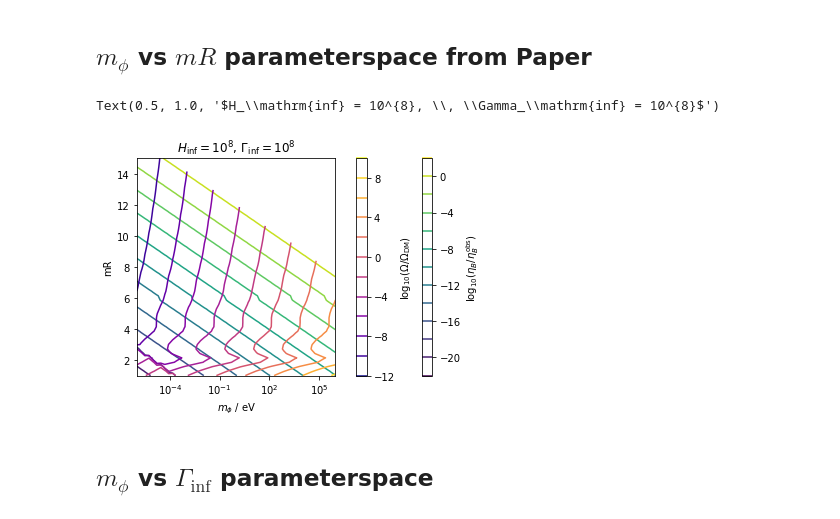
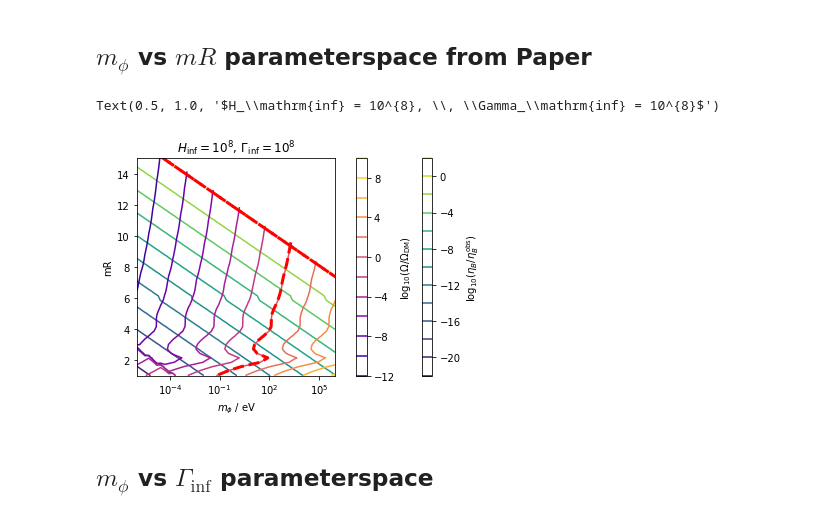
Before and after one commit to anna-jana/masters-project, a Jupyter notebook: transport_eq_in_time/clockwork_axion.ipynb, the cells around one changed output. Saved outputs shown, nothing was run; the diff lists cells and outputs as text; code cells hidden in the pictures.

Commit message:
displaying correct contours

```diff
--- a/transport_eq_in_time/clockwork_axion.ipynb
+++ b/transport_eq_in_time/clockwork_axion.ipynb
@@ -10,30 +11,38 @@
 # %%
 data = load_data("clockwork_mR_vs_mphi", 1)
 
 eta_B = data["eta"][0, 0, ...]
 Omega_h_sq = data["Omega_h_sq"][0, 0, ...]
 m_phi = data["m_phi"]
 Gamma_inf = data["Gamma_inf"][0]
 mR = data["mR"]
 H_inf = data["H_inf"][0]
 
 plt.figure()
-contour1 = plt.contour(m_phi * 1e9, mR, np.log10(eta_B / eta_B_observed), levels=10, cmap="viridis", linestyles="-")
+A = np.log10(eta_B / eta_B_observed)
+contour1 = plt.contour(m_phi * 1e9, mR, A, levels=10, cmap="viridis", linestyles="-")
 cbar1 = plt.colorbar(pad=0.08)
 cbar1.set_label(r"$\log_{10}(\eta_B / \eta^\mathrm{obs}_B)$")
 
-contour2 = plt.contour(m_phi * 1e9, mR, np.log(Omega_h_sq / Omega_DM_h_sq), levels=10, cmap="plasma", linestyles="-")
+B = np.log(Omega_h_sq / Omega_DM_h_sq)
+contour2 = plt.contour(m_phi * 1e9, mR, B, levels=10, cmap="plasma", linestyles="-")
 cbar2 = plt.colorbar(pad=0.08)
 cbar2.set_label(r"$\log_{10}(\Omega / \Omega_\mathrm{DM})$")
+
+for xs, ys in find_level(np.log10(m_phi * 1e9), mR, A):
+    plt.plot(10**xs, ys, "r", lw=3)
+
+for xs, ys in find_level(np.log10(m_phi * 1e9), mR, B):
+    plt.plot(10**xs, ys, "--r", lw=3)
 
 plt.xscale("log")
 plt.xlabel(r"$m_\phi$ / eV")
 plt.ylabel("mR")
 plt.title(f"$H_\\mathrm{{inf}} = {latex_exponential_notation(H_inf, 2)}, \\, " +
           f"\\Gamma_\\mathrm{{inf}} = {latex_exponential_notation(Gamma_inf, 2)}$")
 # %% [output]
 Text(0.5, 1.0, '$H_\\mathrm{inf} = 10^{8}, \\, \\Gamma_\\mathrm{inf} = 10^{8}$')
-[figure, old version]
+[figure, new version]
 # %% [markdown]
 ## $m_\phi$ vs $\Gamma_\mathrm{inf}$ parameterspace
 # %%
```
Also changed, not shown: parts of 1 cell of this notebook, 1 other file.
